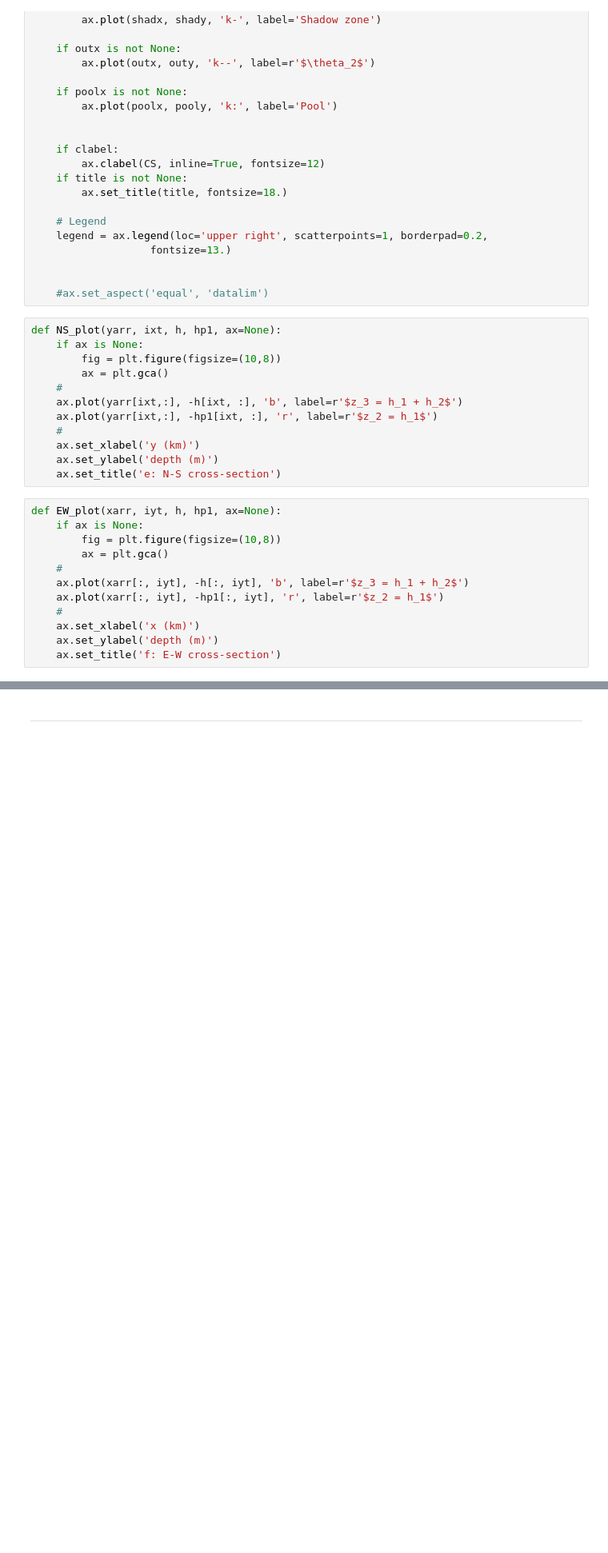
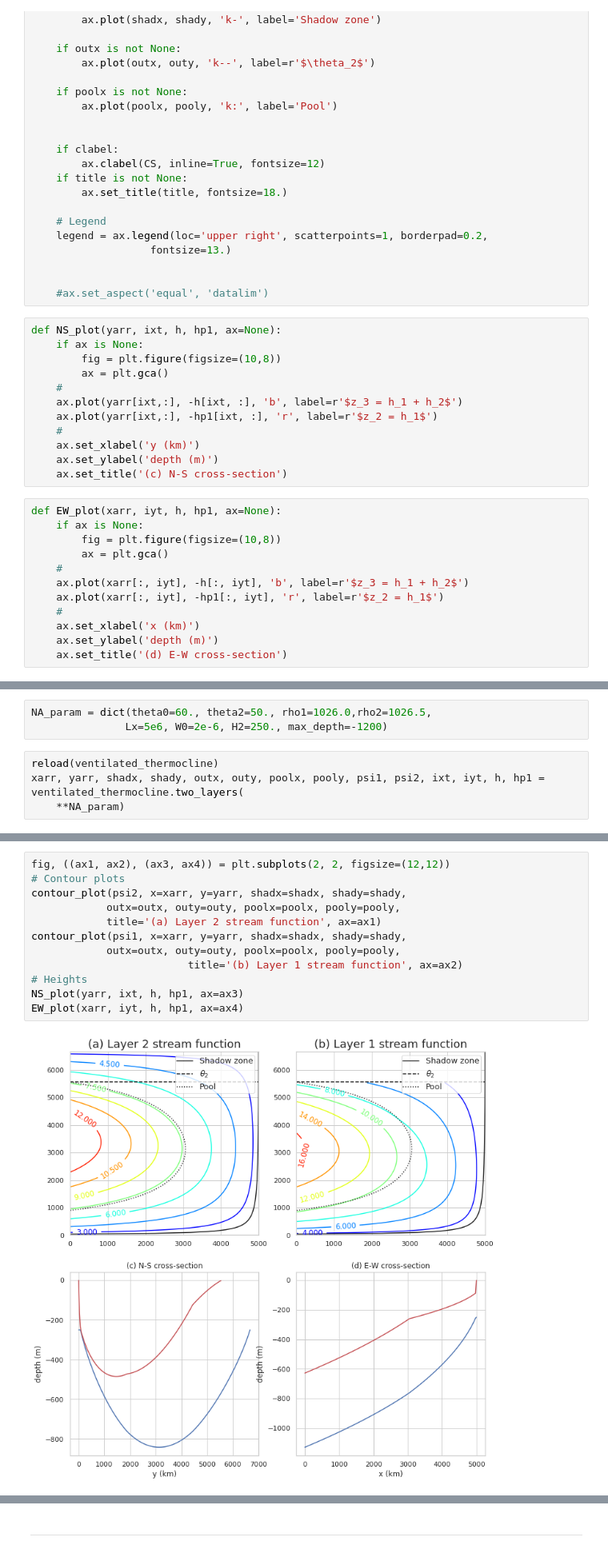
Before and after one commit to profxj/ocea200, a Jupyter notebook: OCEA-201/hw/5/Homework5.ipynb, the cells around one changed output, grey strips where cells are left out. Shown at 80% size. Cells and saved outputs as stored; diff of their text form; blank space fills up the shorter version.

```diff
--- a/OCEA-201/hw/5/Homework5.ipynb
+++ b/OCEA-201/hw/5/Homework5.ipynb
@@ -65,7 +65,7 @@ def NS_plot(yarr, ixt, h, hp1, ax=None):
     #
     ax.set_xlabel('y (km)')
     ax.set_ylabel('depth (m)')
-    ax.set_title('e: N-S cross-section')
+    ax.set_title('(c) N-S cross-section')
 # %%
 def EW_plot(xarr, iyt, h, hp1, ax=None):
     if ax is None:
@@ -77,5 +77,5 @@ def EW_plot(xarr, iyt, h, hp1, ax=None):
     #
     ax.set_xlabel('x (km)')
     ax.set_ylabel('depth (m)')
-    ax.set_title('f: E-W cross-section')
+    ax.set_title('(d) E-W cross-section')
 # %% [markdown]
@@ -88,0 +89,7 @@ def EW_plot(xarr, iyt, h, hp1, ax=None):
+# %%
+NA_param = dict(theta0=60., theta2=50., rho1=1026.0,rho2=1026.5,
+               Lx=5e6, W0=2e-6, H2=250., max_depth=-1200)
+# %%
+reload(ventilated_thermocline)
+xarr, yarr, shadx, shady, outx, outy, poolx, pooly, psi1, psi2, ixt, iyt, h, hp1 = ventilated_thermocline.two_layers(
+    **NA_param)
@@ -88,0 +98,14 @@ def EW_plot(xarr, iyt, h, hp1, ax=None):
+# %%
+fig, ((ax1, ax2), (ax3, ax4)) = plt.subplots(2, 2, figsize=(12,12))
+# Contour plots
+contour_plot(psi2, x=xarr, y=yarr, shadx=shadx, shady=shady,
+            outx=outx, outy=outy, poolx=poolx, pooly=pooly,
+            title='(a) Layer 2 stream function', ax=ax1)
+contour_plot(psi1, x=xarr, y=yarr, shadx=shadx, shady=shady,
+            outx=outx, outy=outy, poolx=poolx, pooly=pooly,
+                         title='(b) Layer 1 stream function', ax=ax2)
+# Heights
+NS_plot(yarr, ixt, h, hp1, ax=ax3)
+EW_plot(xarr, iyt, h, hp1, ax=ax4)
+# %% [output]
+[figure, added]
```
Also changed, not shown: parts of 22 cells of this notebook.
